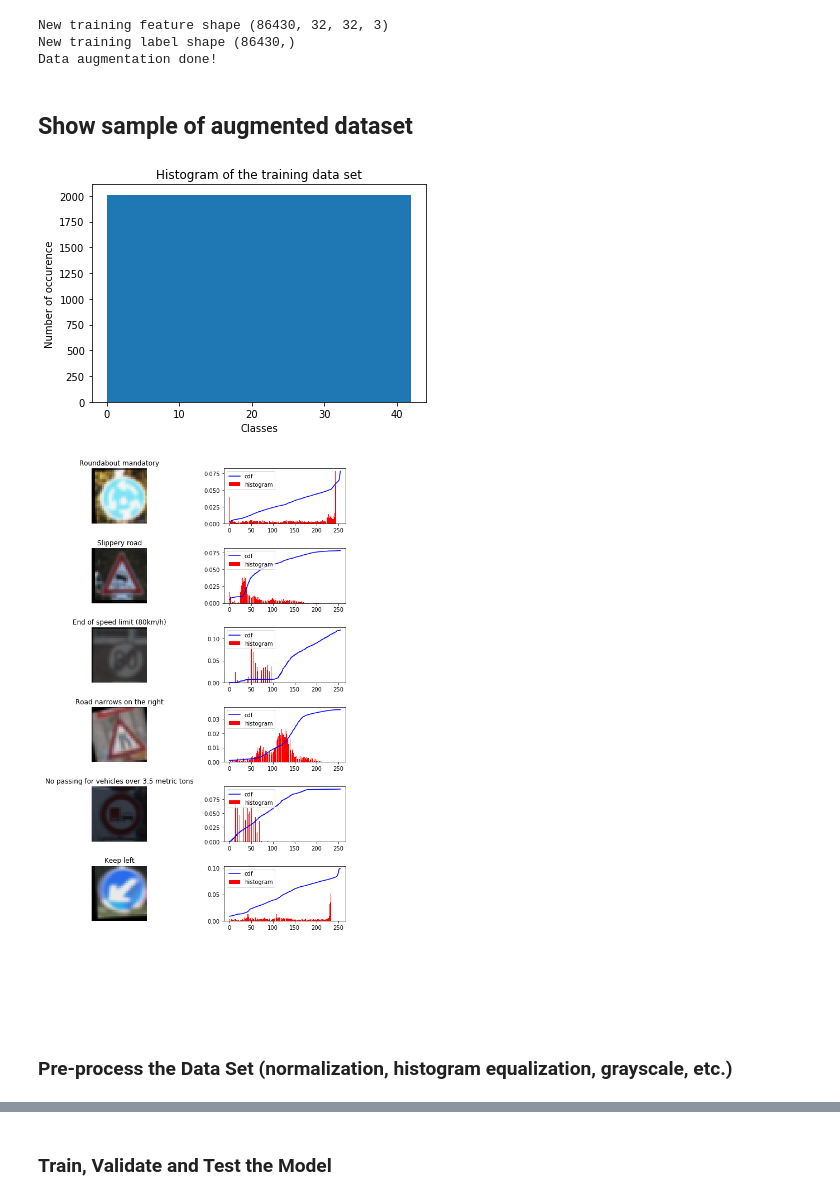
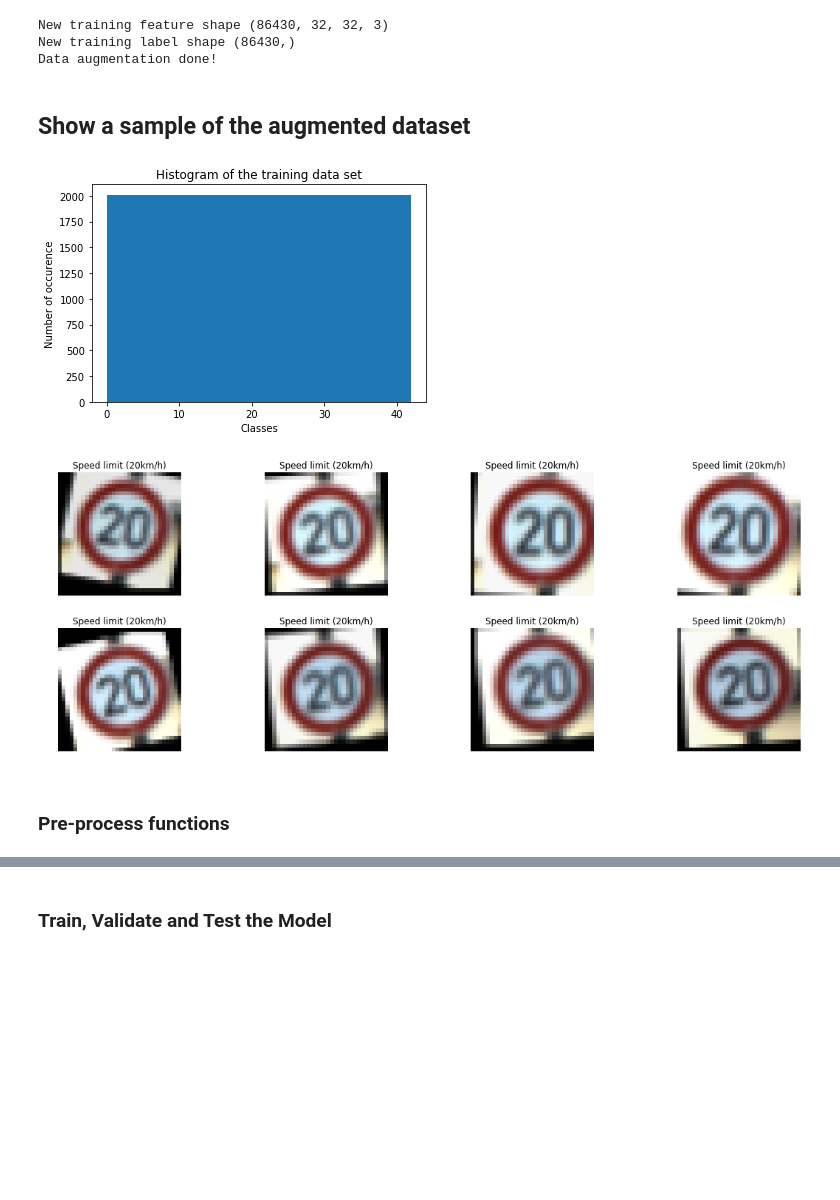
Before and after one commit to mlandry1/CarND, a Jupyter notebook: CarND-Traffic-Sign-Classifier-P2/Traffic_Sign_Classifier.ipynb, the cells around one changed output, grey strips where cells are left out. Saved outputs shown, nothing was run; the diff lists cells and outputs as text; code cells hidden in the pictures; blank space fills up the shorter version.

```diff
--- a/CarND-Traffic-Sign-Classifier-P2/Traffic_Sign_Classifier.ipynb
+++ b/CarND-Traffic-Sign-Classifier-P2/Traffic_Sign_Classifier.ipynb
@@ -312,16 +341,16 @@ New training feature shape (86430, 32, 32, 3)
 New training label shape (86430,)
 Data augmentation done!
 # %% [markdown]
-## Show sample of augmented dataset
+## Show a sample of the augmented dataset
 # %%
 # Visualization
 show_training_dataset_histogram(y_train)
-show_sample(X_train, y_train, row_num = 6)
+show_sample(X_train, y_train, histogram = 0, sample_num = 8, sample_index = 35000)
 # %% [output]
 [figure]
-[figure, old version]
+[figure, new version]
-# %% [markdown]
-### Pre-process the Data Set (normalization, histogram equalization, grayscale, etc.)
+# %% [markdown]
+### Pre-process functions
 # %%
 import cv2
 from numpy import newaxis
```
Also changed, not shown: parts of 10 cells of this notebook.
